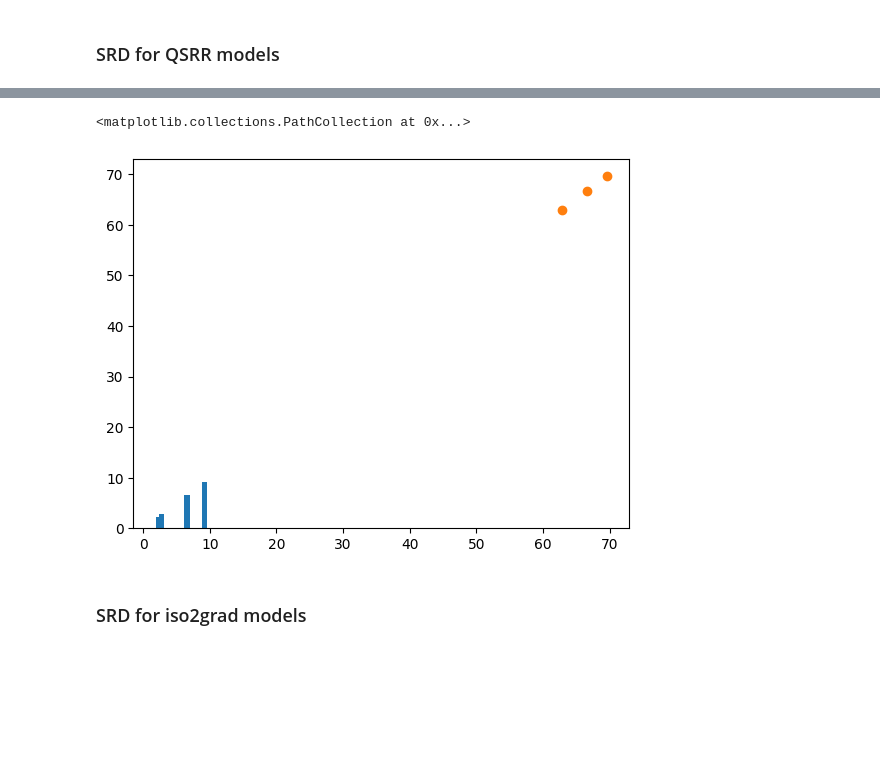
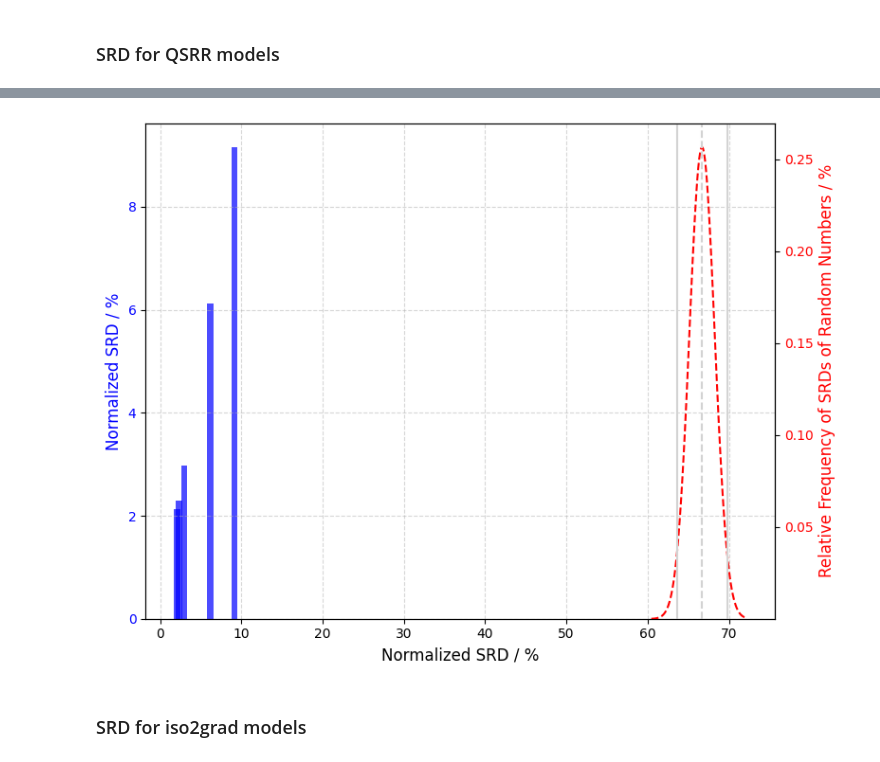
Before and after one commit to pzuvela/QSRR_IC, a Jupyter notebook: notebooks/250109-qsrr_ic-single_train.ipynb, the cells around one changed output, grey strips where cells are left out. Saved outputs shown, nothing was run; the diff lists cells and outputs as text; code cells hidden in the pictures; blank space fills up the shorter version.

Commit message:
-> Fix iso2grad -> Updated single train notebook -> SRD visualizer w/ MVVM pattern -> SRD visualizer tests

```diff
--- a/notebooks/250109-qsrr_ic-single_train.ipynb
+++ b/notebooks/250109-qsrr_ic-single_train.ipynb
@@ -212,7 +212,7 @@ for regressor_type, qsrr_model in qsrr_models.items():
 
     fig, ax = plt.subplots()
 
-    ax.set_title(regressor_type)
+    ax.set_title(regressor_type)a
 
     ax.scatter(
         qsrr_model.qsrr_train_data.y,
@@ -303,0 +403,13 @@ for regressor_type in single_train_config.hyper_parameter_config:
+# %%
+for regressor_type, iso2grad_model in iso2grad_models.items():
+
+    fig, ax = plt.subplots()
+
+    ax.set_title(regressor_type)
+
+    ax.scatter(
+        iso2grad_models[regressor_type].results.metrics.qsrr_data.y,
+        iso2grad_models[regressor_type].results.metrics.qsrr_predictions.y
+    )
+
+    plt.show()
@@ -364,14 +469,41 @@ display(crnn_stats_df)
 # %%
-fig, ax = plt.subplots()
+# Fit a normal distribution to the data
+mu, std = norm.fit(normalized_random_srds_)
 
-ax.bar(
-    normalized_srds_df.values.ravel(),
-    height=normalized_srds_df.values.ravel()
-)
-ax.scatter(
-    crnn_stats_df.values.ravel(),
-    crnn_stats_df.values.ravel()
-)
+# Create a range of x values (for plotting the normal distribution)
+x = np.linspace(normalized_random_srds_.min(), normalized_random_srds_.max(), 100)
+
+# Get the probability density function for the normal distribution
+p = norm.pdf(x, mu, std)
+
+# Create the figure and axes
+fig, ax1 = plt.subplots(figsize=(8, 6))
+
+# Plot the bar chart on the left y-axis
+ax1.bar(normalized_srds_df.values.ravel(), normalized_srds_df.values.ravel(), color='blue', alpha=0.7, label="Normalized SRD / %")
+ax1.set_xlabel("Normalized SRD / %", fontsize=12)
+ax1.set_ylabel("Normalized SRD / %", fontsize=12, color="blue")
+ax1.tick_params(axis='y', labelcolor="blue")
+
+# Create the second y-axis for the fitted normal distribution
+ax2 = ax1.twinx()
+ax2.plot(x, p, color='red', linestyle='--')
+ax2.set_ylabel("Relative Frequency of SRDs of Random Numbers / %", fontsize=12, color="red")
+ax2.tick_params(axis='y', labelcolor="red")
+
+p_min = p.min()
+p_max = p.max() + 0.05 * p.max()
+
+ax2.vlines(mu - 2 * std, p_min, p_max, color="lightgrey", linestyle="-")
+ax2.vlines(mu, p_min, p_max, color="lightgrey", linestyle="--")
+ax2.vlines(mu + 2 * std, p_min, p_max, color="lightgrey", linestyle="-")
+
+ax2.set_ylim(p_min, p_max)
+
+ax1.grid(True, linestyle='--', alpha=0.5)
+fig.tight_layout()
+
+# Show the plot
+plt.show()
 # %% [output]
-<matplotlib.collections.PathCollection at 0x...>
-[figure, old version]
+[figure, new version]
```
Also changed, not shown: parts of 9 cells of this notebook, 4 other files.
